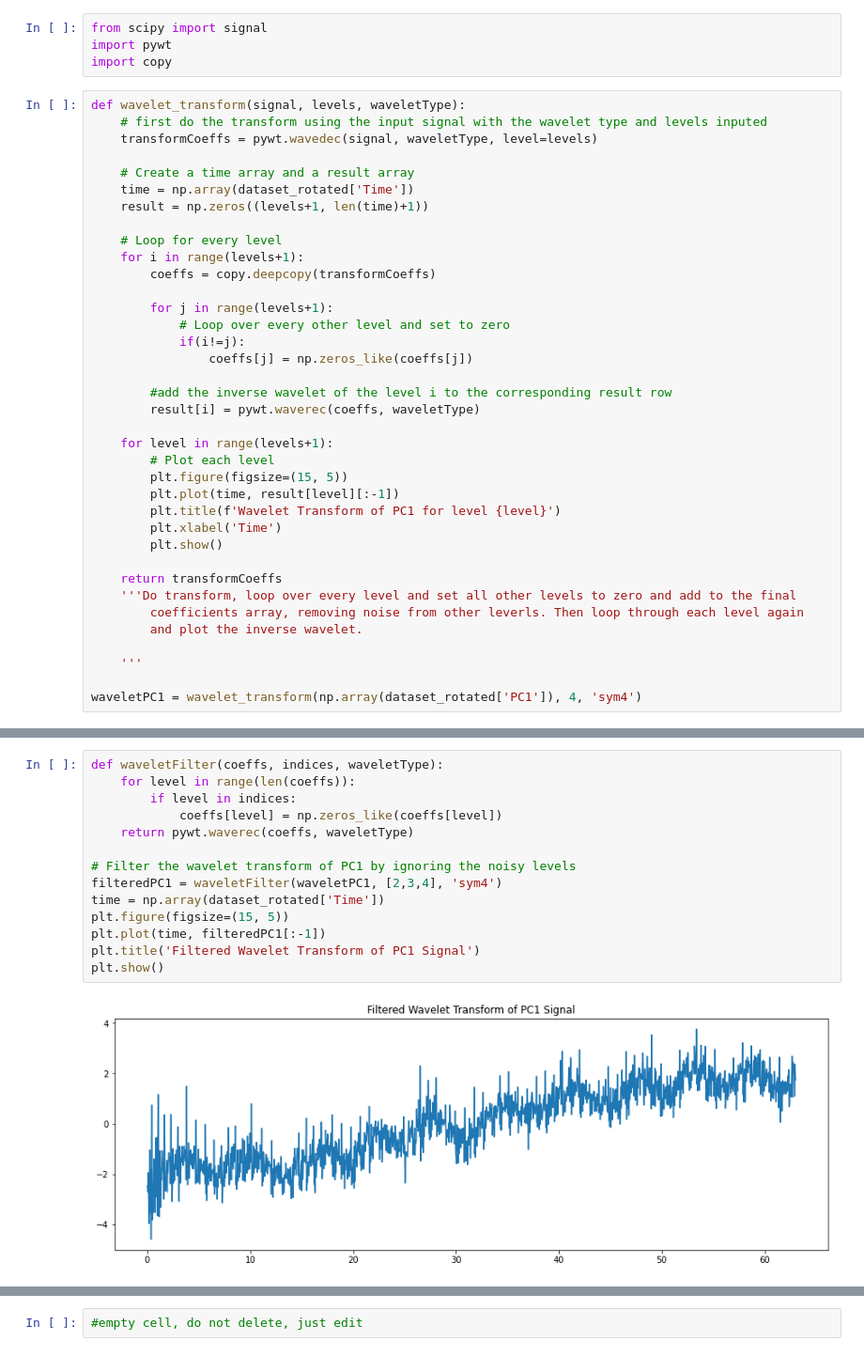
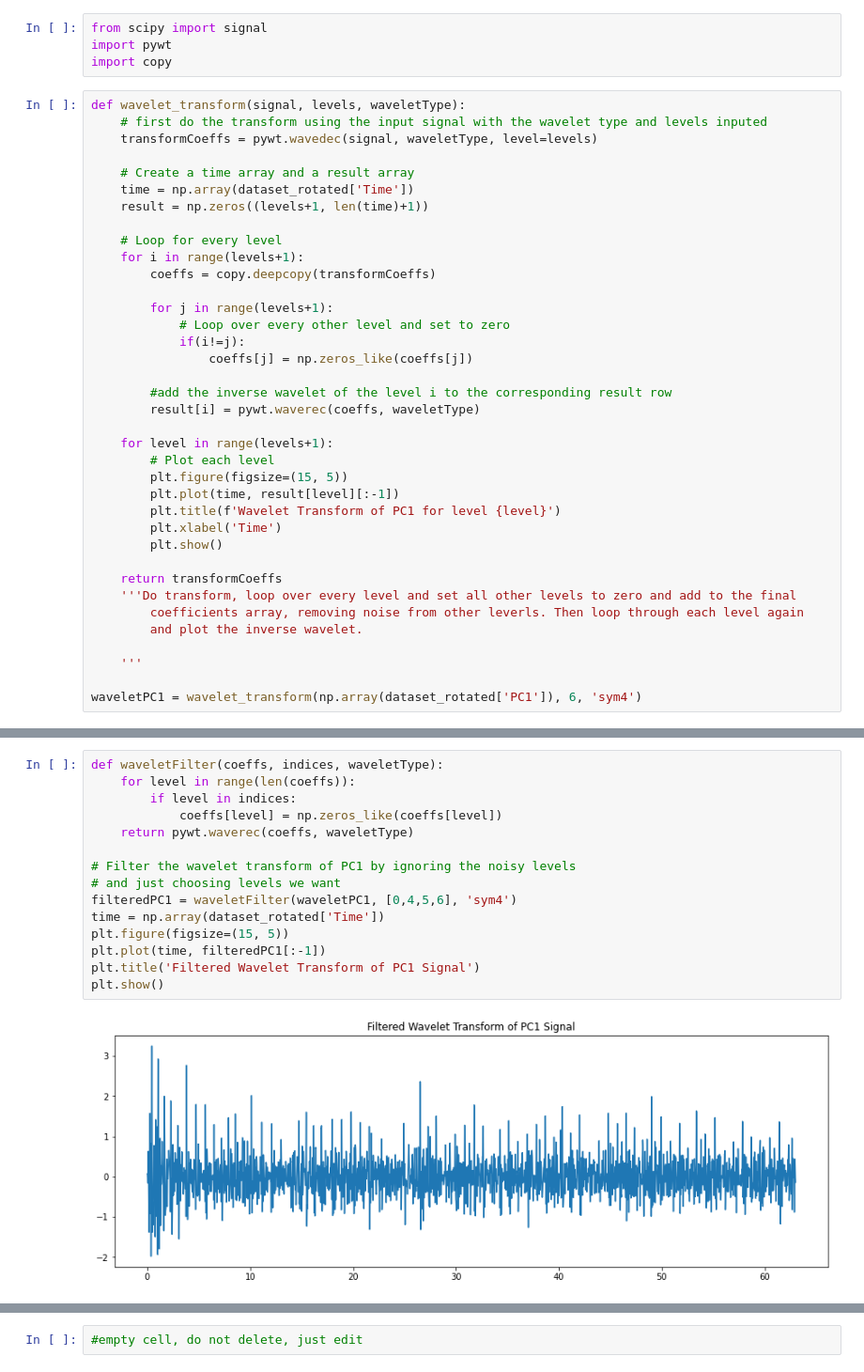
Before and after one commit to AleCapoPhys/HeartRateEstimation, a Jupyter notebook: Project_Clean_data.ipynb, the cells around one changed output, grey strips where cells are left out. Shown: that part at 94% size. Cells and saved outputs as stored; diff of their text form.

```diff
--- a/Project_Clean_data.ipynb
+++ b/Project_Clean_data.ipynb
@@ -644,5 +644,5 @@ def wavelet_transform(signal, levels, waveletType):
 
     '''
 
-waveletPC1 = wavelet_transform(np.array(dataset_rotated['PC1']), 4, 'sym4')
+waveletPC1 = wavelet_transform(np.array(dataset_rotated['PC1']), 6, 'sym4')
 # %% [output]
@@ -654,16 +656,17 @@ waveletPC1 = wavelet_transform(np.array(dataset_rotated['PC1']), 4, 'sym4')
 # %%
 def waveletFilter(coeffs, indices, waveletType):
     for level in range(len(coeffs)):
         if level in indices:
             coeffs[level] = np.zeros_like(coeffs[level])
     return pywt.waverec(coeffs, waveletType)
 
 # Filter the wavelet transform of PC1 by ignoring the noisy levels
-filteredPC1 = waveletFilter(waveletPC1, [2,3,4], 'sym4')
+# and just choosing levels we want
+filteredPC1 = waveletFilter(waveletPC1, [0,4,5,6], 'sym4')
 time = np.array(dataset_rotated['Time'])
 plt.figure(figsize=(15, 5))
 plt.plot(time, filteredPC1[:-1])
 plt.title('Filtered Wavelet Transform of PC1 Signal')
 plt.show()
 # %% [output]
-[figure, old version]
+[figure, new version]
```
Also changed, not shown: parts of 5 cells of this notebook.
